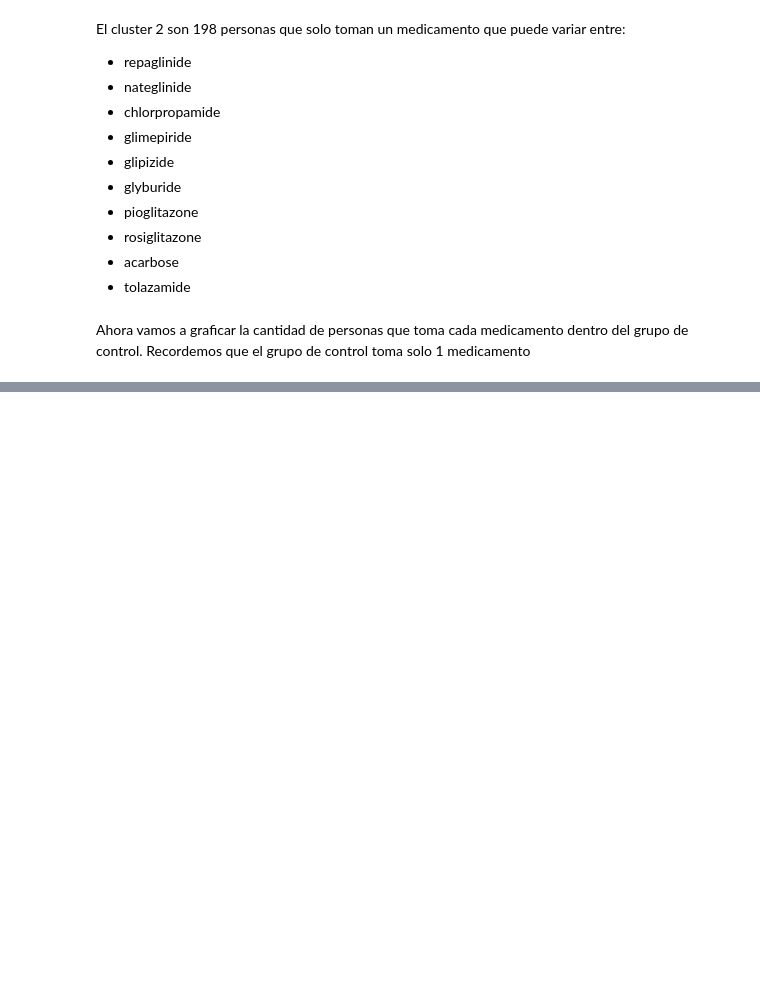
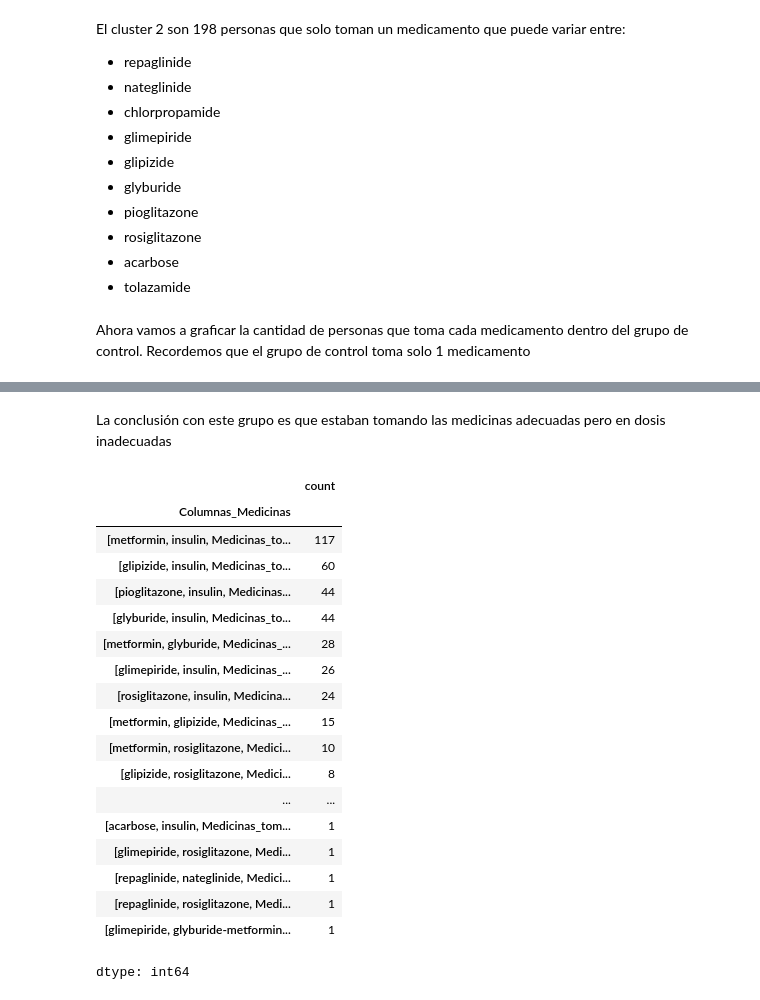
Before and after one commit to nhernandezz970408/Diabetes_Globant_Challenge, a Jupyter notebook: src/Analisis_exploratorio.ipynb, the cells around one changed output, grey strips where cells are left out. Cells and saved outputs as stored; diff of their text form; code cells hidden in the pictures; blank space fills up the shorter version.

```diff
--- a/src/Analisis_exploratorio.ipynb
+++ b/src/Analisis_exploratorio.ipynb
@@ -3,6 +3,7 @@ Este notebook está dedicado al analisis exploratorio de los 3 dataset creados e
 # %%
 import pandas as pd
 pd.set_option('display.max_columns', 60)
+pd.set_option('display.max_rows', 200)
 import warnings
 warnings.filterwarnings('ignore')
 import plotly.express as px
@@ -440,0 +560,5 @@ Conclusiones grupo de control
+# %%
+group1 = Strack_dataset[(Strack_dataset['diabetesMed'] == 'Yes') &
+                     (Strack_dataset['A1Cresult'] == 'Norm') &
+                     (((Strack_dataset['readmitted'] == 'NO') & (Strack_dataset['change'] != 'No')) | (Strack_dataset['readmitted'] != 'NO'))]
+len(group1)
@@ -440,0 +577,5 @@ Conclusiones grupo de control
+# %%
+group1_1 = group1[(group1['change'] != 'No') & (group1['readmitted'] == 'NO')]
+group1_2 = group1[(group1['change'] != 'No') & (group1['readmitted'] != 'NO')]
+group1_3 = group1[(group1['change'] == 'No') & (group1['readmitted'] != 'NO')]
+len(group1_1), len(group1_2), len(group1_3)
@@ -440,0 +586,13 @@ Conclusiones grupo de control
+# %%
+med_group1_1 = group1_1[['metformin', 'repaglinide', 'nateglinide', 'chlorpropamide',
+                                   'glimepiride', 'acetohexamide', 'glipizide', 'glyburide',
+                                   'tolbutamide', 'pioglitazone', 'rosiglitazone', 'acarbose',
+                                   'miglitol', 'troglitazone', 'tolazamide', 'examide',
+                                   'citoglipton', 'insulin', 'glyburide-metformin',
+                                   'glipizide-metformin', 'glimepiride-pioglitazone',
+                                   'metformin-rosiglitazone', 'metformin-pioglitazone']]
+
+med_group1_1 = med_group1_1.loc[:, med_group1_1.nunique() > 1] #Quitamos las columnas que solo tienen un valor constante
+med_group1_1['Medicinas_tomadas'] = med_group1_1.apply(lambda row: (row != 'No').sum(), axis=1)
+fig = px.histogram(med_group1_1, x='Medicinas_tomadas', nbins=11, title='Distribución del número de medicinas tomadas al tiempo')
+fig.show()
@@ -440,0 +662,33 @@ Conclusiones grupo de control
+# %% [markdown]
+La conclusión con este grupo es que estaban tomando las medicinas adecuadas pero en dosis inadecuadas
+# %%
+med_group1_1_2 = med_group1_1[med_group1_1['Medicinas_tomadas'] == 2]
+def find_columns_with_non_no_values(row):
+  columns_with_non_no_values = []
+  for column in row.index:
+    if row[column] != 'No':
+      columns_with_non_no_values.append(column)
+  return columns_with_non_no_values
+
+med_group1_1_2['Columnas_Medicinas'] = med_group1_1_2.apply(find_columns_with_non_no_values, axis=1)
+med_group1_1_2['Columnas_Medicinas'] .value_counts()
+# %% [output]
+|  | count |
+| Columnas_Medicinas |  |
+| [metformin, insulin, Medicinas_to... | 117 |
+| [glipizide, insulin, Medicinas_to... | 60 |
+| [pioglitazone, insulin, Medicinas... | 44 |
+| [glyburide, insulin, Medicinas_to... | 44 |
+| [metformin, glyburide, Medicinas_... | 28 |
+| [glimepiride, insulin, Medicinas_... | 26 |
+| [rosiglitazone, insulin, Medicina... | 24 |
+| [metformin, glipizide, Medicinas_... | 15 |
+| [metformin, rosiglitazone, Medici... | 10 |
+| [glipizide, rosiglitazone, Medici... | 8 |
+| ... | ... |
+| [acarbose, insulin, Medicinas_tom... | 1 |
+| [glimepiride, rosiglitazone, Medi... | 1 |
+| [repaglinide, nateglinide, Medici... | 1 |
+| [repaglinide, rosiglitazone, Medi... | 1 |
+| [glimepiride, glyburide-metformin... | 1 |
+dtype: int64
```
Also changed, not shown: parts of 63 cells of this notebook.
